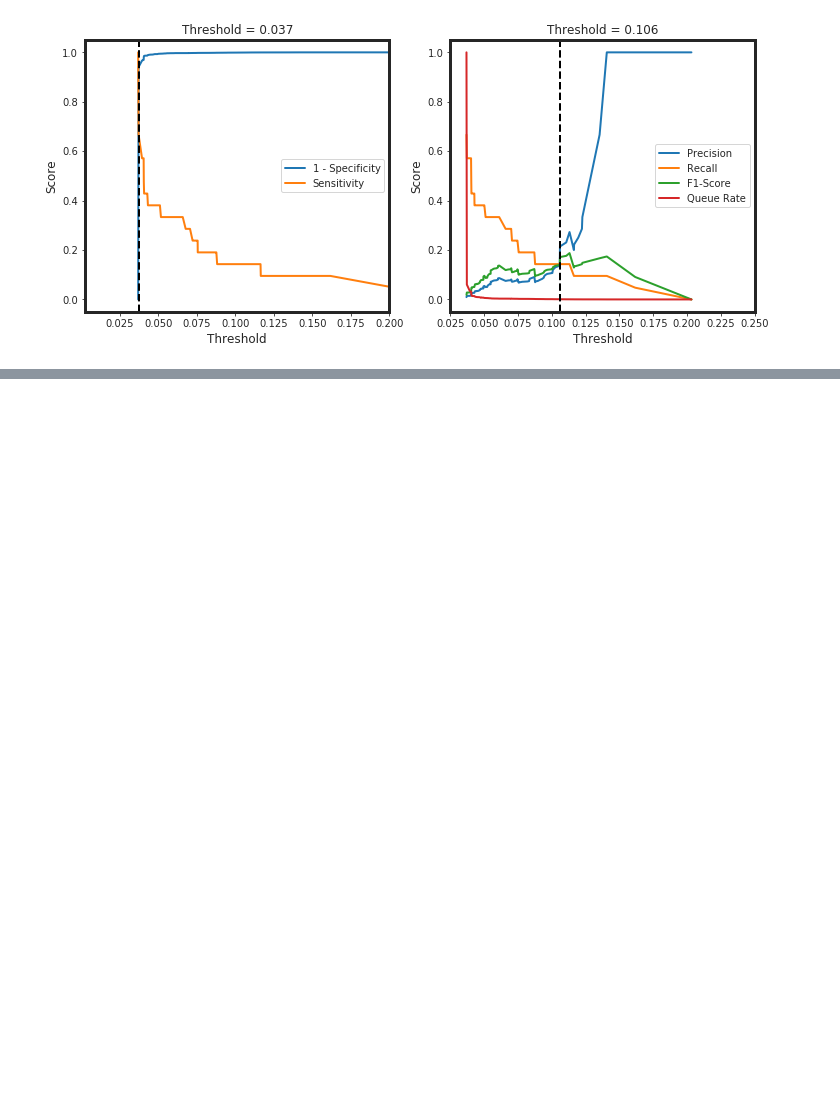
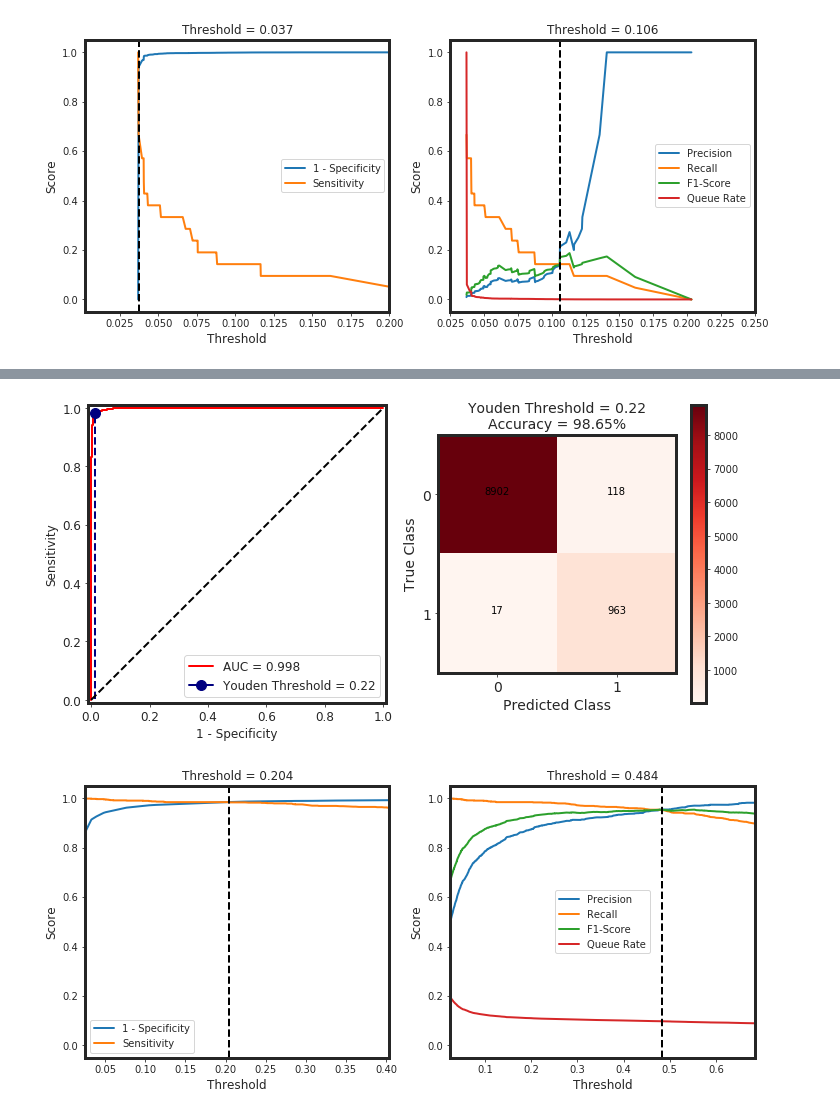
Before and after one commit to amirhessam88/amirhessam88.github.io, a Jupyter notebook: notebooks/finding-thresholds.ipynb, the cells around one changed output, grey strips where cells are left out. Drawn from its saved outputs; the diff is of its cells as text; code cells hidden in the pictures; blank space fills up the shorter version.

```diff
--- a/notebooks/finding-thresholds.ipynb
+++ b/notebooks/finding-thresholds.ipynb
@@ -255,0 +284,2 @@ _threshold_finder(model = model, X = X_test, y_true = y_test)
+# %%
+model = _clf_train(X_train, y_train_0, X_test, y_test_0)
@@ -255,0 +304,5 @@ _threshold_finder(model = model, X = X_test, y_true = y_test)
+# %%
+_threshold_finder(model = model, X = X_test, y_true = y_test_0)
+# %% [output]
+[figure, added]
+[figure, added]
```
Also changed, not shown: parts of 10 cells of this notebook, 6 other files.
